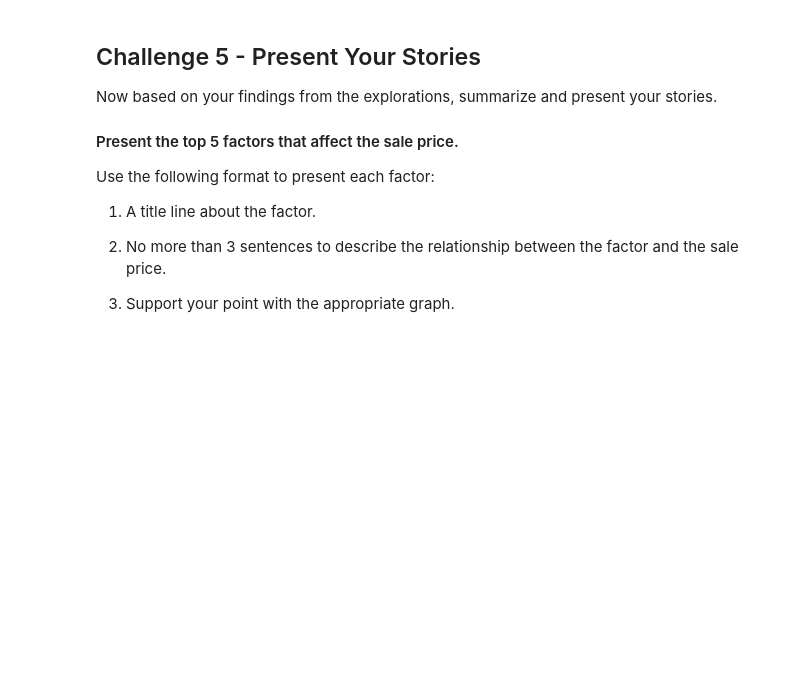
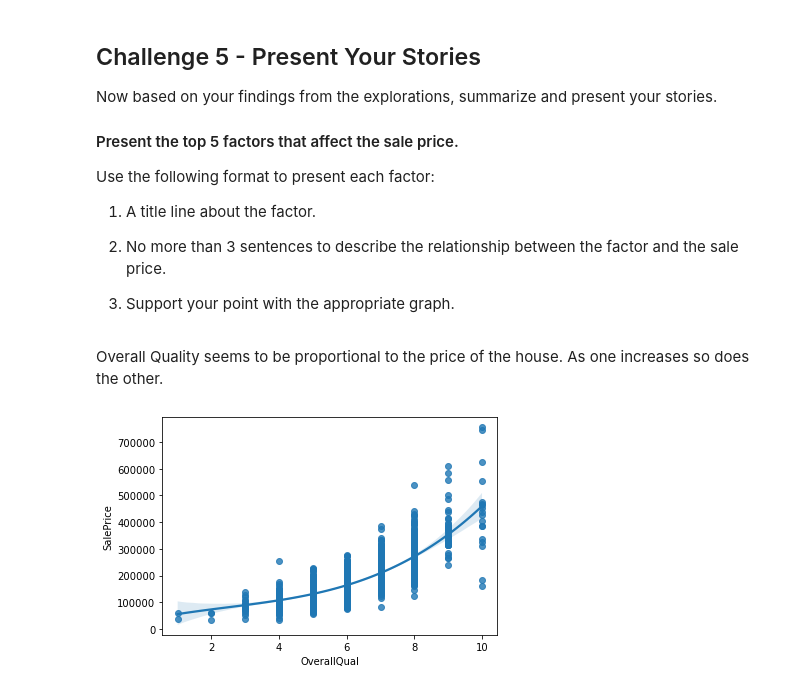
Before and after one commit to psyrgkan/DAFT_1022, a Jupyter notebook: module_2/Lab_8_Storytelling/main.ipynb, the cells around one changed output. Saved outputs shown, nothing was run; the diff lists cells and outputs as text; code cells hidden in the pictures; blank space fills up the shorter version.

```diff
--- a/module_2/Lab_8_Storytelling/main.ipynb
+++ b/module_2/Lab_8_Storytelling/main.ipynb
@@ -178,0 +226,6 @@ Use the following format to present each factor:
+# %% [markdown]
+Overall Quality seems to be proportional to the price of the house. As one increases so does the other.
+# %%
+sns.regplot(data=df, x='OverallQual', y='SalePrice', order=3);
+# %% [output]
+[figure, added]
```
Also changed, not shown: parts of 22 cells of this notebook.
